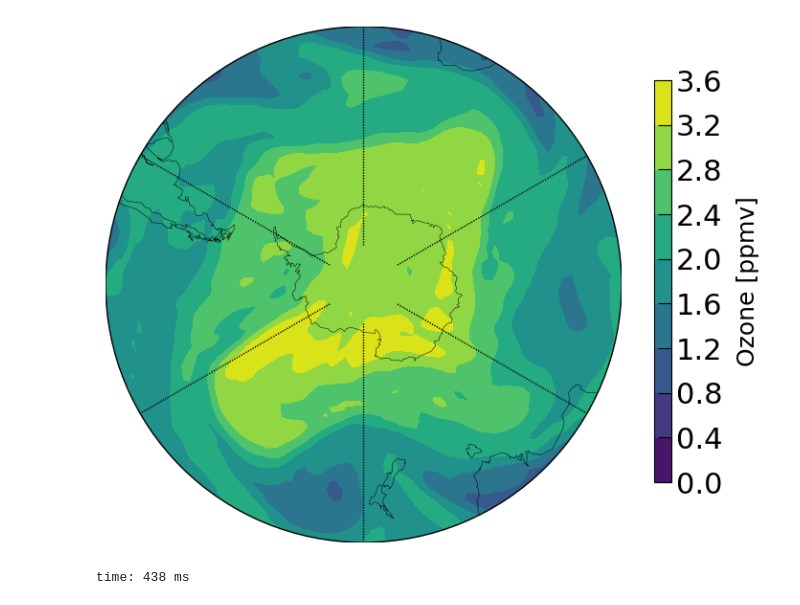
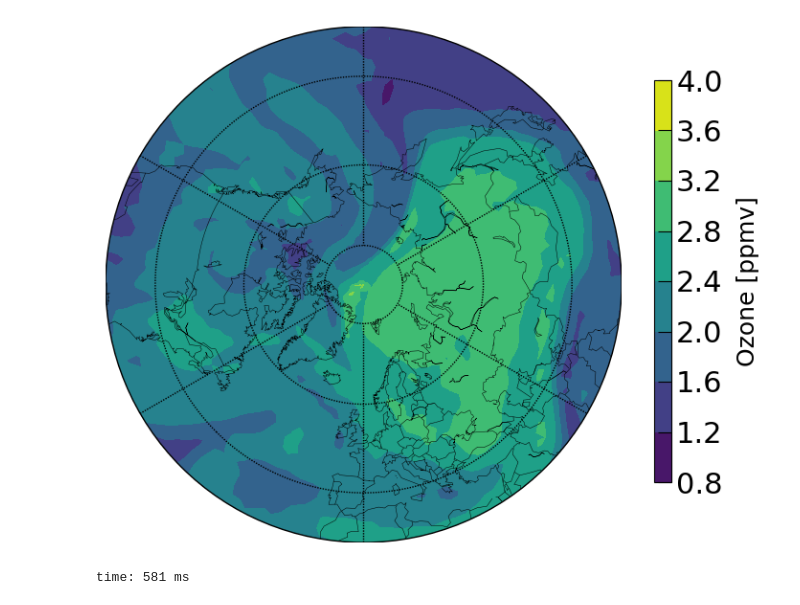
Before and after one commit to pankajkarman/reprobus, a Jupyter notebook: repro.ipynb, the cells around one changed output. Cells and saved outputs as stored; diff of their text form; code cells hidden in the pictures.

```diff
--- a/repro.ipynb
+++ b/repro.ipynb
@@ -20,6 +20,7 @@ class Reprobus:
             self.nlev = 60
         nlev = self.nlev
         pj1, uj1, vj1, alt, tj1, qj1, hc = readfile(filename, nlev, nbcon, ncm)
+        # print(pj1)
         aa, bb = self.get_coeffs()
         pmb = np.zeros(tj1.shape)
         for i in np.arange(nlev):
@@ -65,9 +66,13 @@ class Reprobus:
 
     def get_coeffs(self, cdir="."):
         cfile = "%s/ecmwf_%s_levels.txt" % (cdir, self.nlev)
+        # print(cfile)
         df = pd.read_csv(cfile, sep="\s+", skiprows=[1])
+        df.columns = ["N", "a", "b", "c", "d"]
         aa = 0.01 * df["a"].rolling(1).mean()[1:].values
         bb = df["b"].rolling(1).mean()[1:].values
+        # print(df["a"])
+        # print(df["b"])
         return aa, bb
 
     def isentropic_tracers(self, tmp, theta, islev, tr):
@@ -94,10 +99,14 @@ time: 5.14 ms
 [interactive output not drawn]
 # %%
-def get_basemap(ax=None, min_lat=30):
+def get_basemap(ax=None, region="north"):
     if not ax:
         fig, ax = facets(1, 1, width=10, aspect=0.6)
         ax = ax[0]
-    m = Basemap(projection="spstere", lon_0=180, boundinglat=min_lat, round=True, ax=ax)
+
+    if region == "north":
+        m = Basemap(projection="npstere", lon_0=0, boundinglat=30, round=True, ax=ax)
+    else:
+        m = Basemap(projection="spstere", lon_0=180, boundinglat=-30, round=True, ax=ax)
     m.drawcoastlines(linewidth=0.35)
     m.drawcountries(linewidth=0.35)
     m.drawmeridians(np.arange(0, 360, 60), labels=[0, 0, 0, 0])
@@ -105,10 +114,10 @@ def get_basemap(ax=None, min_lat=30):
     return m
 
 
-def plot_data(molz, level=475, scale=1, min_lat=-45):
+def plot_data(molz, level=475, scale=1, region="north"):
     fig, ax = plt.subplots(1, 1, figsize=(9, 7))
     cax = fig.add_axes([0.85, 0.2, 0.02, 0.6])
-    m = get_basemap(ax=ax, min_lat=min_lat)
+    m = get_basemap(ax=ax, region=region)
     data = molz.sel(Theta=level, method="nearest").T.values
     data, lon = addcyclic(data, molz["Longitude"])
     lat, lon = np.meshgrid(molz["Latitude"], lon)
@@ -122 +131,5 @@ time: 2.12 ms
 [interactive output not drawn]
+# %%
+odir = "/media/pankaj/Data/reprobus/netcdf/"
+files = sorted(glob.glob("/media/pankaj/Data/arc2020/*"))
+files
@@ -123,7 +150,6 @@ time: 2.12 ms
 # %%
-odir = "/media/pankaj/Data/reprobus/netcdf/"
-files = sorted(glob.glob("/media/pankaj/Data/reprobus/bin/*"))
-for filename in files:
+for filename in files[2:3]:
+    print(filename)
     bus = Reprobus(filename)
     ncfile = f"%s%s.nc" % (odir, bus.date.isoformat().split("T")[0])
     print(f"Saving %s" % ncfile)
@@ -163,10 +194,10 @@ time: 48.7 ms
 [interactive output not drawn]
 # %%
-fig, ax, cb = plot_data(bus.data["Ozone"], level=475, scale=0.001, min_lat=-30)
+fig, ax, cb = plot_data(bus.data["Ozone"], level=475, scale=0.001, region="north")
 cb.set_label(label="%s" % ("Ozone [ppmv]"), size=18)
 # plt.savefig("/home/pankaj/Desktop/repro_ozone_435K.png", bbox_inches="tight")
 plt.show()
 # %% [output]
-[figure, old version]
+[figure, new version]
-time: 438 ms
+time: 581 ms
 [interactive output not drawn]
```
Also changed, not shown: parts of 8 cells of this notebook, 1 other file.
